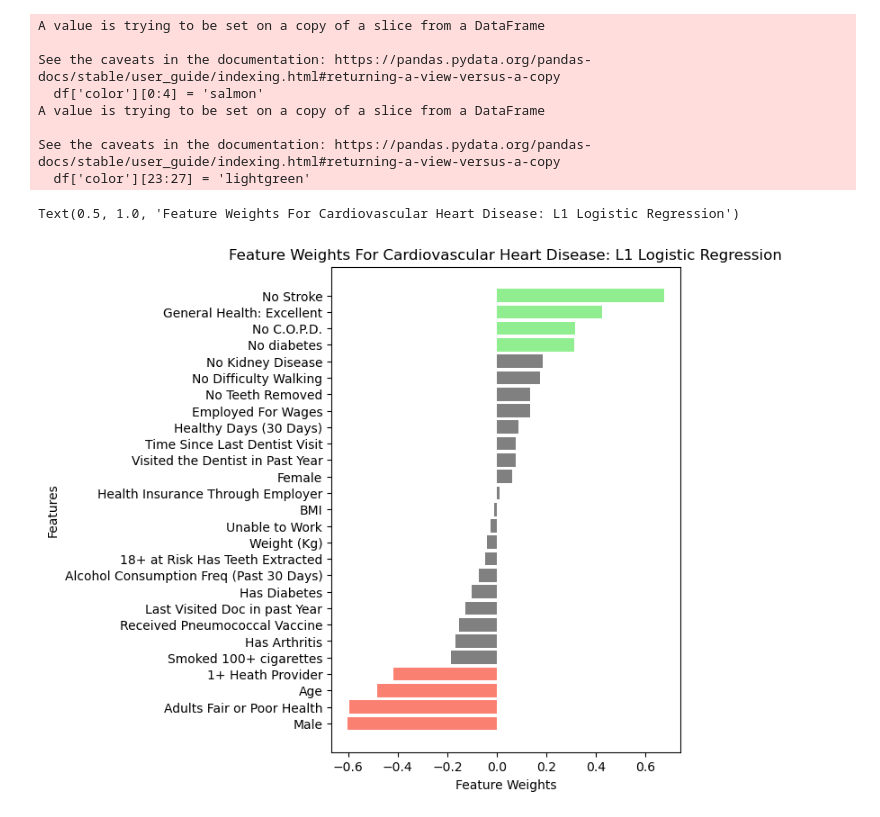
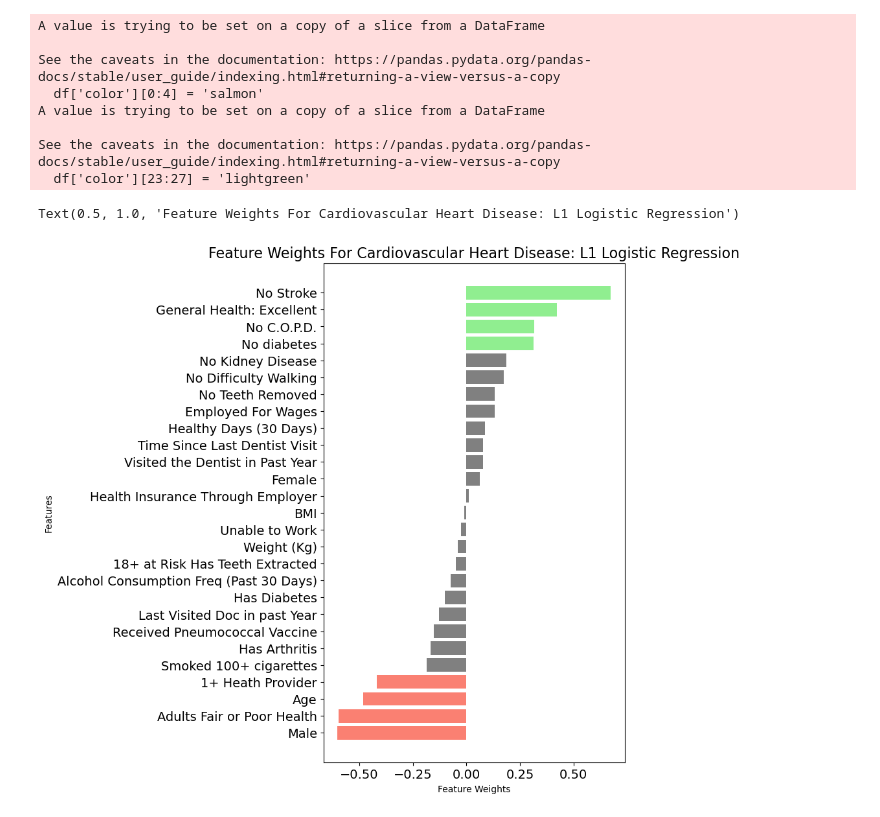
Before and after one commit to duvallar/MA384_CDSA, a Jupyter notebook: duvallar/indicators_2022/ProcessL1.ipynb, the cells around one changed output. Saved outputs shown, nothing was run; the diff lists cells and outputs as text; code cells hidden in the pictures.

```diff
--- a/duvallar/indicators_2022/ProcessL1.ipynb
+++ b/duvallar/indicators_2022/ProcessL1.ipynb
@@ -124,19 +124,21 @@ df['label'] = df.index
 # df
 # %%
 # Create a bar chart with colors and labels
-fig, ax = plt.subplots(figsize=(5,7))
+fig, ax = plt.subplots(figsize=(6,10))
 # bars = ax.barh(df.index, df['coef'], color=df['color'])
+# bars = ax.barh(df['label'], df['coef'], color=df['color'])
 bars = ax.barh(df['label'], df['coef'], color=df['color'])
 
-
+# Increase font size of axis labels
+ax.tick_params(axis='both', labelsize=14)
 
 # Optional: Add labels and title
 ax.set_xlabel('Feature Weights')
 ax.set_ylabel('Features')
-ax.set_title("Feature Weights For Cardiovascular Heart Disease: L1 Logistic Regression")
+ax.set_title("Feature Weights For Cardiovascular Heart Disease: L1 Logistic Regression", fontsize=16)
 # %% [output]
 Text(0.5, 1.0, 'Feature Weights For Cardiovascular Heart Disease: L1 Logistic Regression')
-[figure, old version]
+[figure, new version]
 # %%
 list(df.index)[::-1]
 # %% [output]
```
